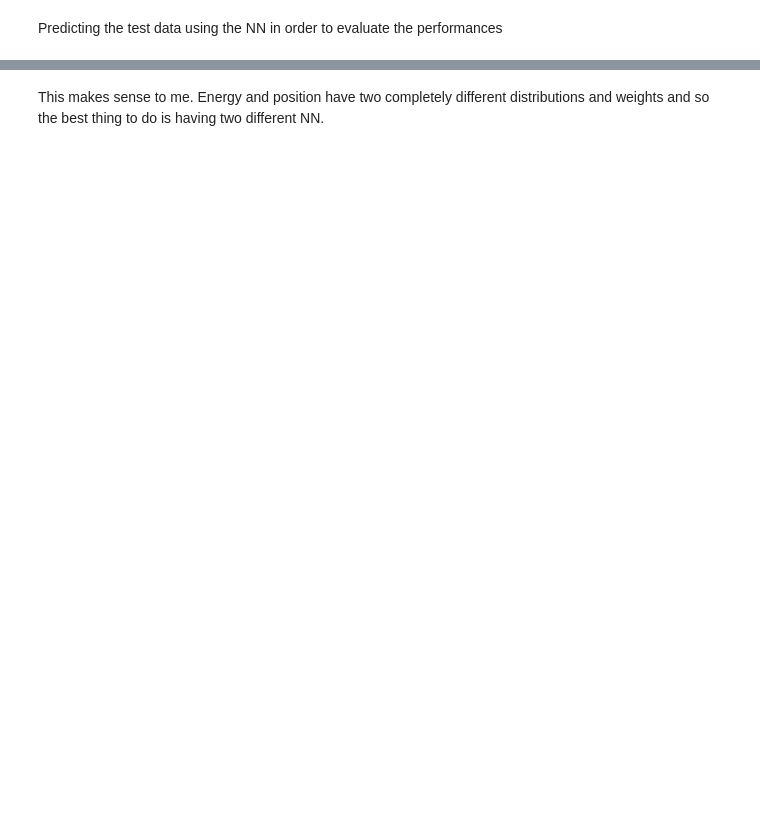
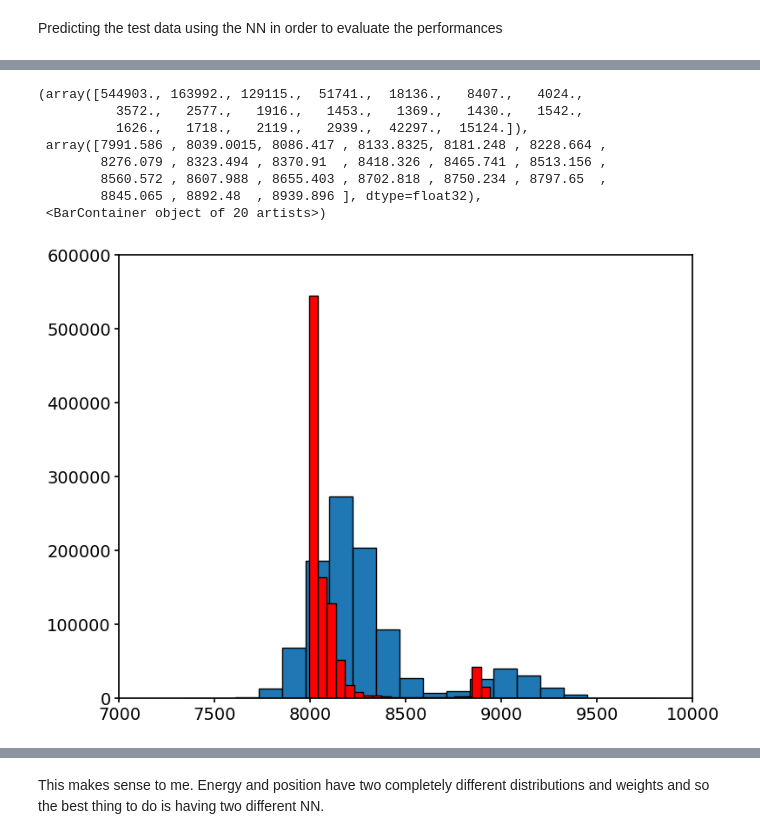
Before and after one commit to chiaratomaiuolo/xrayreco, a Jupyter notebook: xrayreco/bin/nn_2_attempt.ipynb, the cells around one changed output, grey strips where cells are left out. Drawn from its saved outputs; the diff is of its cells as text; code cells hidden in the pictures; blank space fills up the shorter version.

```diff
--- a/xrayreco/bin/nn_2_attempt.ipynb
+++ b/xrayreco/bin/nn_2_attempt.ipynb
@@ -222,3 +227,7 @@ test_target_data = test_data.target_data()
 test_data.close_input_file()
 # %% [markdown]
 Predicting the test data using the NN in order to evaluate the performances
+# %%
+X_test = scaler.fit_transform(test_input_data.reshape(-1, test_input_data.shape[-1])).reshape(test_input_data.shape)
+# %%
+predicted_data_e = model_e.predict(X_test)
@@ -225,3 +236,16 @@ Predicting the test data using the NN in order to evaluate the performances
+# %%
+plt.hist(recon_energies, 20)
+plt.hist(predicted_data_e, 20, color='red')
+# %% [output]
+(array([544903., 163992., 129115.,  51741.,  18136.,   8407.,   4024.,
+          3572.,   2577.,   1916.,   1453.,   1369.,   1430.,   1542.,
+          1626.,   1718.,   2119.,   2939.,  42297.,  15124.]),
+ array([7991.586 , 8039.0015, 8086.417 , 8133.8325, 8181.248 , 8228.664 ,
+        8276.079 , 8323.494 , 8370.91  , 8418.326 , 8465.741 , 8513.156 ,
+        8560.572 , 8607.988 , 8655.403 , 8702.818 , 8750.234 , 8797.65  ,
+        8845.065 , 8892.48  , 8939.896 ], dtype=float32),
+ <BarContainer object of 20 artists>)
+[figure, added]
 # %%
 predicted_data_e = model_e.predict(test_input_data)
 # %% [output]
```
Also changed, not shown: parts of 77 cells of this notebook, 2 other files.
